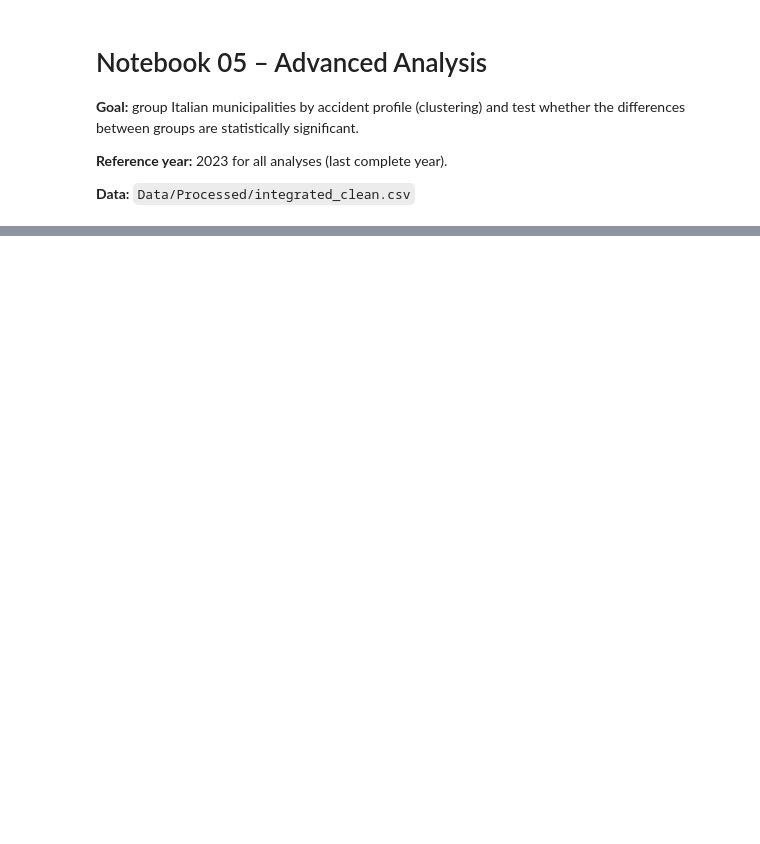
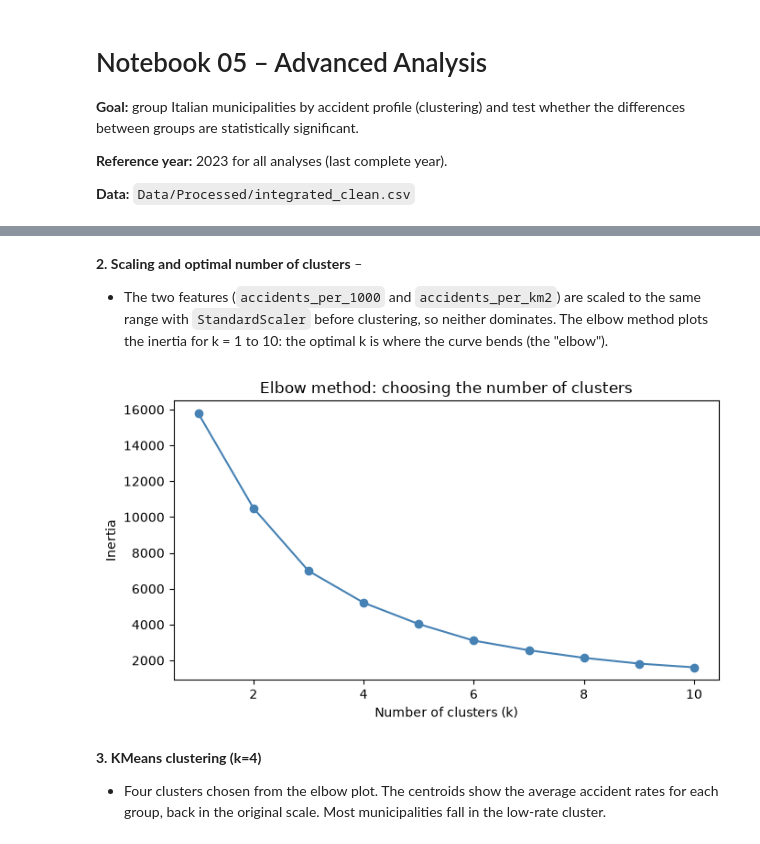
Before and after one commit to martinafurian/istat-accidents-analysis, a Jupyter notebook: 05_advanced_analysis.ipynb, the cells around one changed output, grey strips where cells are left out. Saved outputs shown, nothing was run; the diff lists cells and outputs as text; code cells hidden in the pictures; blank space fills up the shorter version.

Commit message:
Notebooks 04 and 05 complete: EDA, clustering, regression, t-test, ANOVA

```diff
--- a/05_advanced_analysis.ipynb
+++ b/05_advanced_analysis.ipynb
@@ -28,0 +32,26 @@ ImportError: DLL load failed while importing messagestream: An Application Contr
+# %% [markdown]
+**2. Scaling and optimal number of clusters** –
+* The two features (`accidents_per_1000` and `accidents_per_km2`) are scaled to the same range with `StandardScaler` before clustering, so neither dominates. The elbow method plots the inertia for k = 1 to 10: the optimal k is where the curve bends (the "elbow").
+# %%
+features = df_2023[["accidents_per_1000", "accidents_per_km2"]].copy()
+scaler = StandardScaler()
+features_scaled = scaler.fit_transform(features)
+
+inertia = []
+for k in range(1, 11):
+    km = KMeans(n_clusters=k, random_state=42, n_init=10)
+    km.fit(features_scaled)
+    inertia.append(km.inertia_)
+
+plt.figure(figsize=(7, 4))
+plt.plot(range(1, 11), inertia, marker="o", color="steelblue")
+plt.xlabel("Number of clusters (k)")
+plt.ylabel("Inertia")
+plt.title("Elbow method: choosing the number of clusters")
+plt.tight_layout()
+plt.show()
+# %% [output]
+[figure, added]
+# %% [markdown]
+**3. KMeans clustering (k=4)**
+* Four clusters chosen from the elbow plot. The centroids show the average accident rates for each group, back in the original scale. Most municipalities fall in the low-rate cluster.
```
Also changed, not shown: parts of 11 cells of this notebook.
